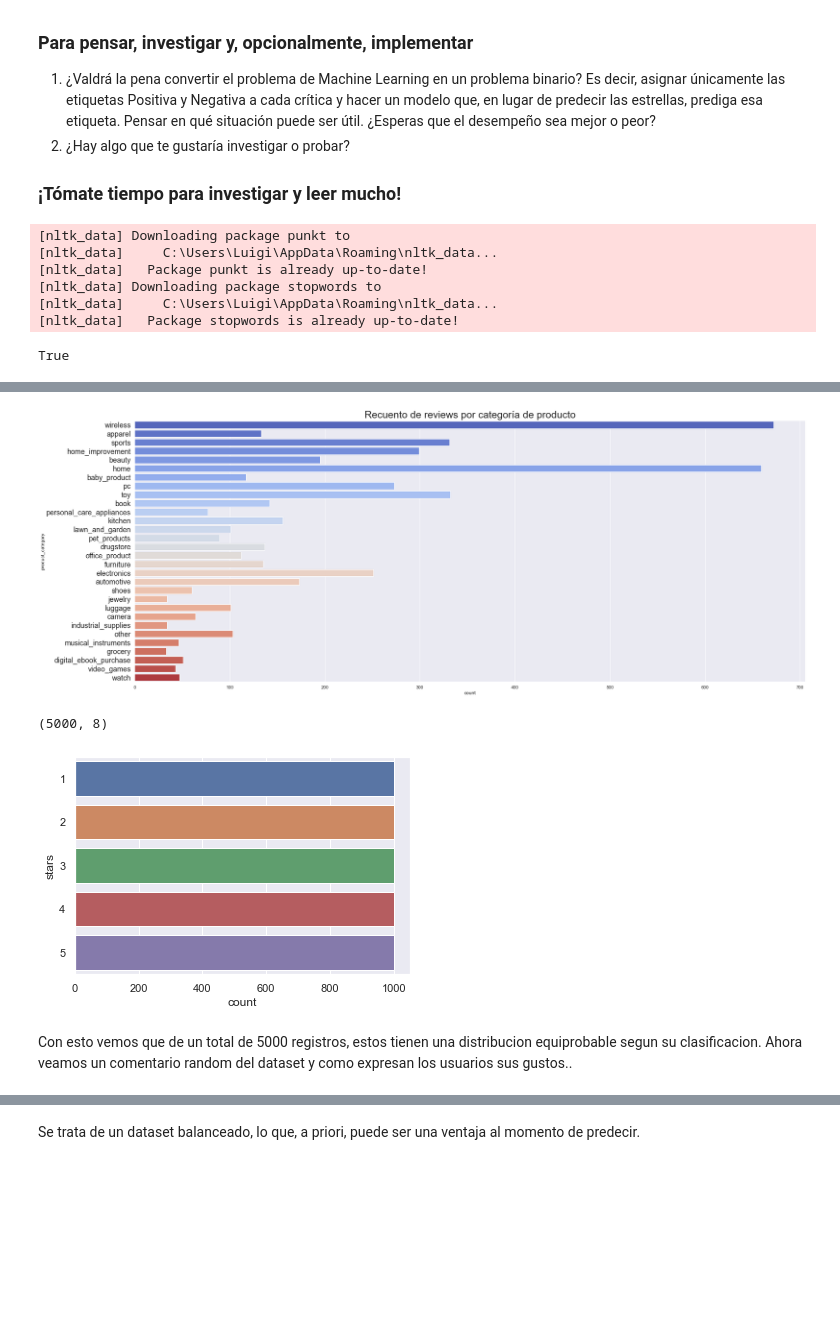
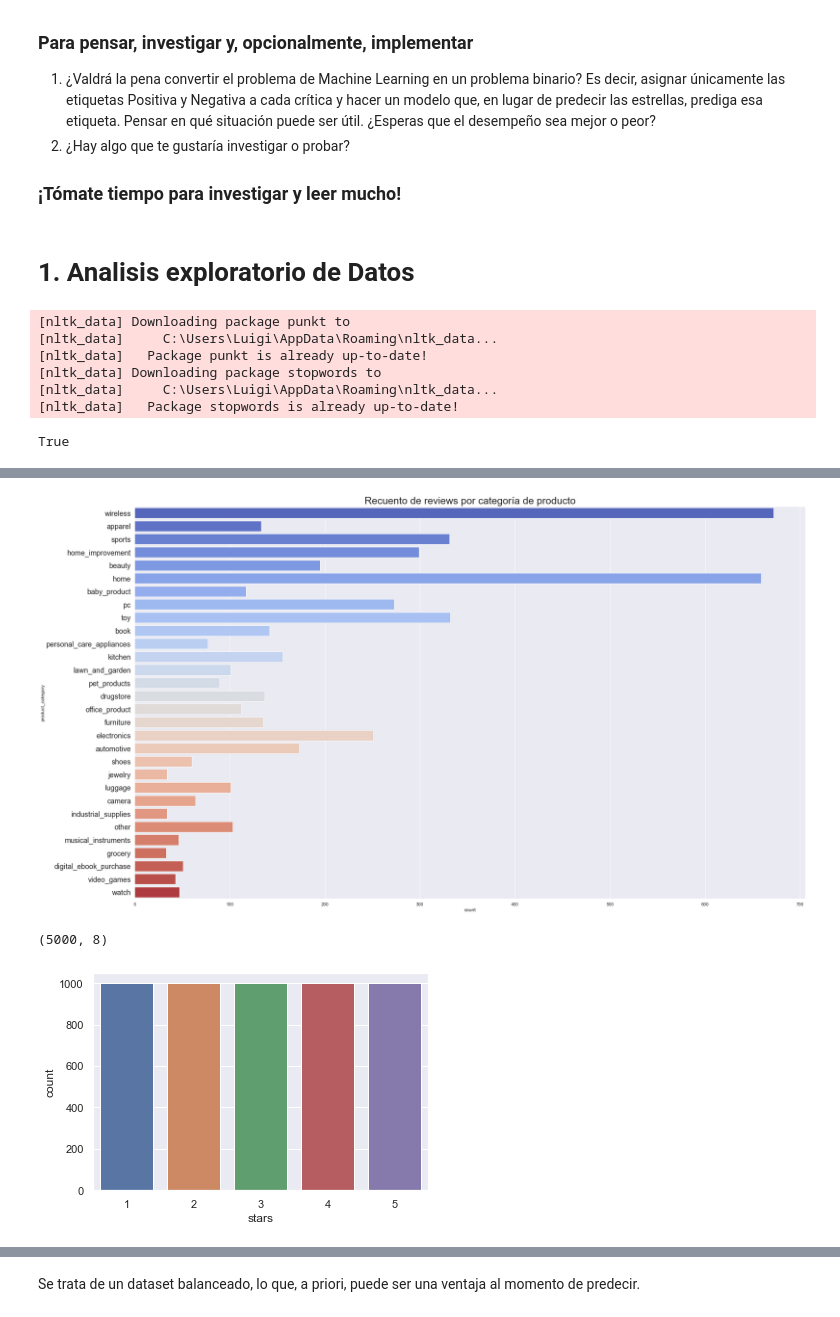
Before and after one commit to ldotto46/02.Proj_Amazon-NLP, a Jupyter notebook: DS_Proyecto_03_NLP.ipynb, the cells around one changed output, grey strips where cells are left out. Saved outputs shown, nothing was run; the diff lists cells and outputs as text; code cells hidden in the pictures; blank space fills up the shorter version.

```diff
--- a/DS_Proyecto_03_NLP.ipynb
+++ b/DS_Proyecto_03_NLP.ipynb
@@ -26,6 +26,8 @@ Implementa un modelo que, dada la crítica de un producto, asigne la cantidad de
 1. ¿Hay algo que te gustaría investigar o probar?
 
 ### **¡Tómate tiempo para investigar y leer mucho!**
+# %% [markdown]
+# 1. Analisis exploratorio de Datos
 # %%
 import itertools
 
@@ -60,22 +62,20 @@ dataset.head()
 | 3 | es_0339629 | product_es_0939832 | reviewer_es_0894703 | 1 | Utilicé las brocas de menor diáme... | Brocas de mantequilla | es | home_improvement |
 | 4 | es_0858362 | product_es_0489066 | reviewer_es_0887663 | 1 | No me gusta su olor a viejo y asp... | No me gusta | es | beauty |
 # %%
-plt.figure(figsize=(30,12))
+plt.figure(figsize=(30,18))
 plot=sns.countplot(data = dataset, y = "product_category", palette="coolwarm")
 plot.set_yticklabels(plot.get_ymajorticklabels(), fontsize = 18)
 plot.set_title( "Recuento de reviews por categoría de producto" , size = 25 )
 plt.show()
 # %% [output]
-[figure, old version]
+[figure, new version]
 # %%
 dataset.shape
 # %% [output]
 (5000, 8)
 # %%
-# Relizamos un gráfico de recuento para las calificaciones que tiene el dataset. Son 1000 registros para cada estrella.
-sns.countplot(data = dataset , y='stars')
+# Relizo un gráfico de recuento para las calificaciones que tiene el dataset. Son 1000 registros para cada estrella.
+sns.countplot(data= dataset, x="stars")
 plt.show()
 # %% [output]
-[figure, old version]
+[figure, new version]
-# %% [markdown]
-Con esto vemos que de un total de 5000 registros, estos tienen una distribucion equiprobable segun su clasificacion. Ahora veamos un comentario random del dataset y como expresan los usuarios sus gustos..
```
Also changed, not shown: parts of 25 cells of this notebook.
